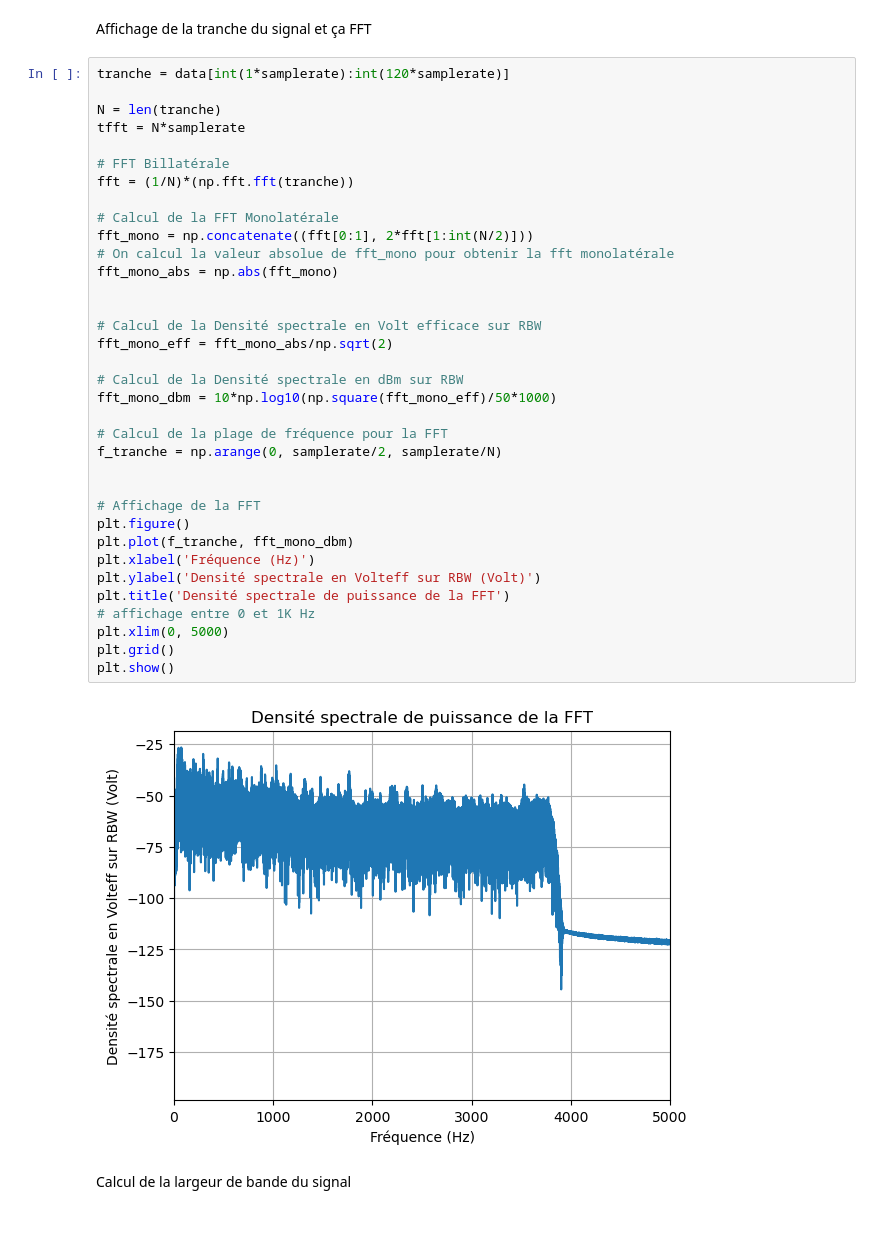
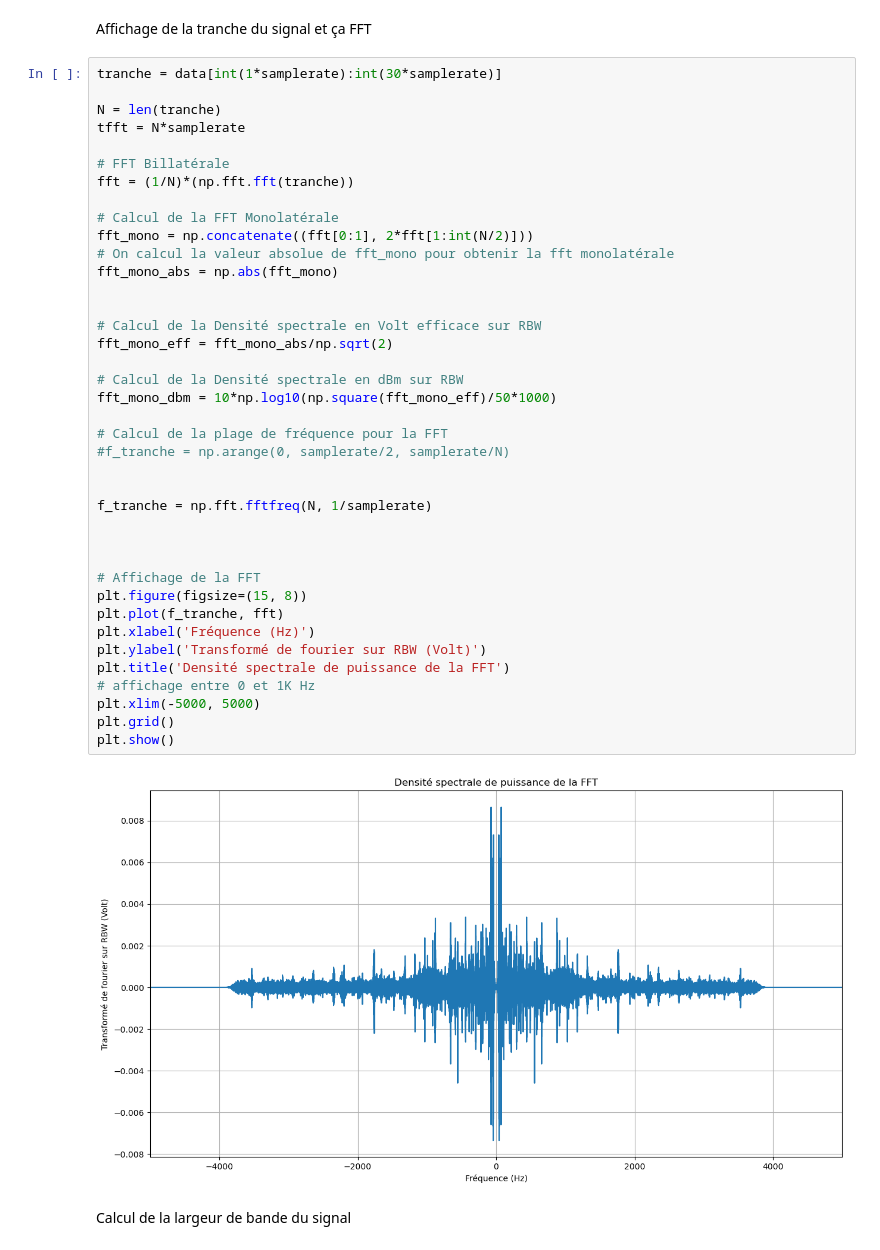
Before and after one commit to NergYR/SA202, a Jupyter notebook: main.ipynb, the cells around one changed output. Cells and saved outputs as stored; diff of their text form.

```diff
--- a/main.ipynb
+++ b/main.ipynb
@@ -16,42 +16,46 @@ data, samplerate = sf.read(file)
 # %% [markdown]
 Affichage de la tranche du signal et ça FFT
 # %%
-tranche = data[int(1*samplerate):int(120*samplerate)]
+tranche = data[int(1*samplerate):int(30*samplerate)]
 
 N = len(tranche)
 tfft = N*samplerate
 
 # FFT Billatérale
 fft = (1/N)*(np.fft.fft(tranche))
 
 # Calcul de la FFT Monolatérale
 fft_mono = np.concatenate((fft[0:1], 2*fft[1:int(N/2)]))
 # On calcul la valeur absolue de fft_mono pour obtenir la fft monolatérale
 fft_mono_abs = np.abs(fft_mono)
 
 
 # Calcul de la Densité spectrale en Volt efficace sur RBW
 fft_mono_eff = fft_mono_abs/np.sqrt(2)
 
 # Calcul de la Densité spectrale en dBm sur RBW
 fft_mono_dbm = 10*np.log10(np.square(fft_mono_eff)/50*1000)
 
 # Calcul de la plage de fréquence pour la FFT
-f_tranche = np.arange(0, samplerate/2, samplerate/N)
+#f_tranche = np.arange(0, samplerate/2, samplerate/N)
+
+
+f_tranche = np.fft.fftfreq(N, 1/samplerate)
+
 
 
 # Affichage de la FFT
-plt.figure()
-plt.plot(f_tranche, fft_mono_dbm)
+plt.figure(figsize=(15, 8))
+plt.plot(f_tranche, fft)
 plt.xlabel('Fréquence (Hz)')
-plt.ylabel('Densité spectrale en Volteff sur RBW (Volt)')
+plt.ylabel('Transformé de fourier sur RBW (Volt)')
 plt.title('Densité spectrale de puissance de la FFT')
 # affichage entre 0 et 1K Hz
-plt.xlim(0, 5000)
+plt.xlim(-5000, 5000)
 plt.grid()
 plt.show()
 # %% [output]
-[figure, old version]
+[figure, new version]
 # %% [markdown]
 Calcul de la largeur de bande du signal
 # %%
```
Also changed, not shown: parts of 9 cells of this notebook.
